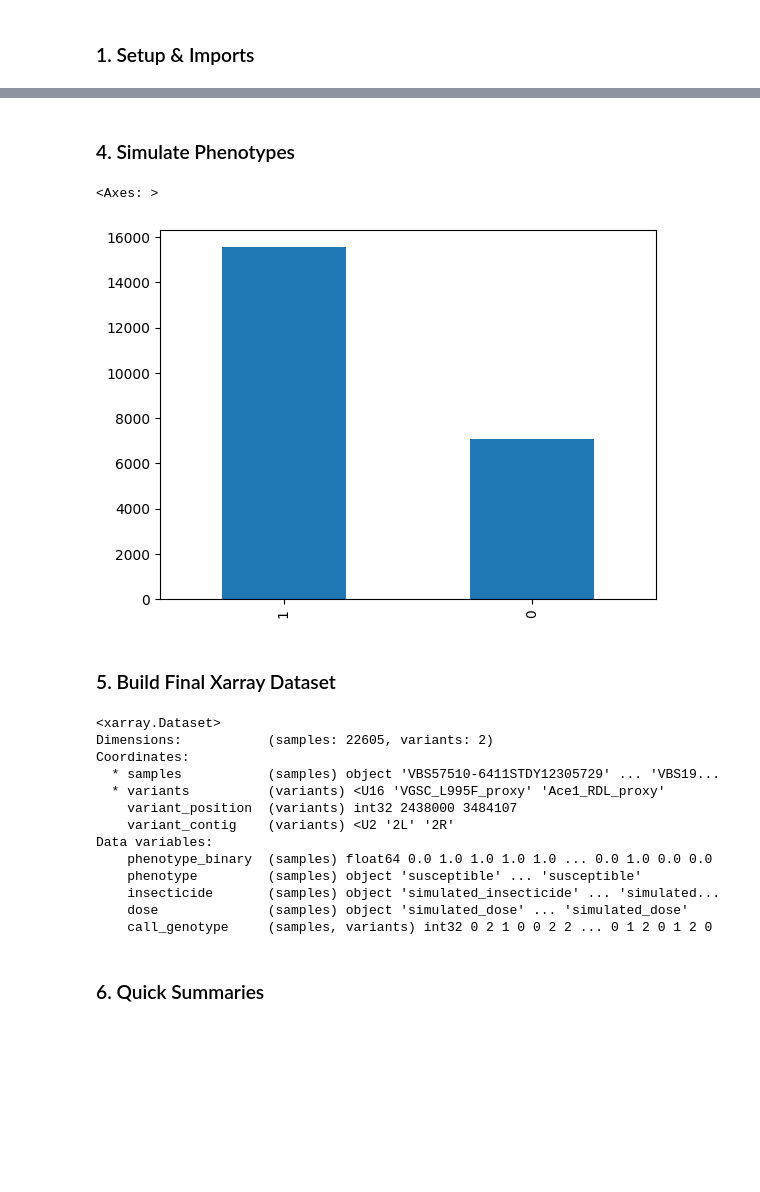
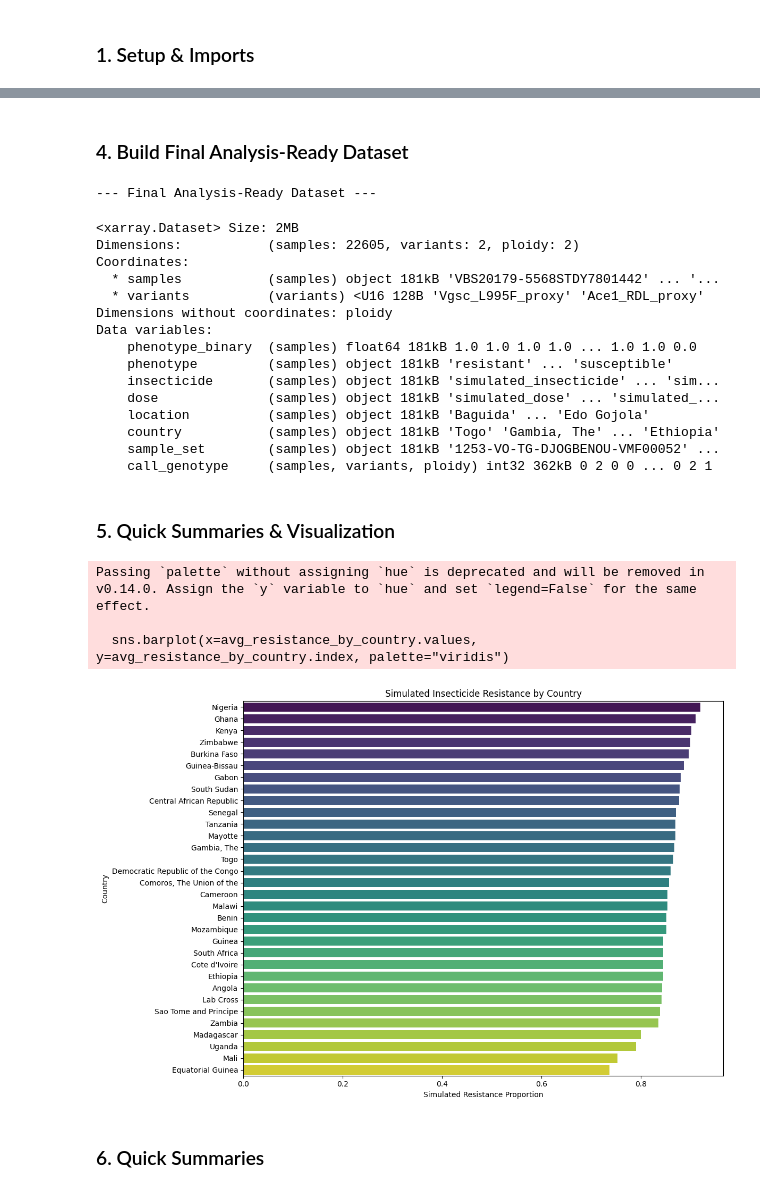
Before and after one commit to malariagen/vector_gwas_exploration, a Jupyter notebook: notebooks/01_simulation.ipynb, the cells around one changed output, grey strips where cells are left out. Saved outputs shown, nothing was run; the diff lists cells and outputs as text; code cells hidden in the pictures; blank space fills up the shorter version.

```diff
--- a/notebooks/01_simulation.ipynb
+++ b/notebooks/01_simulation.ipynb
@@ -31,4 +90,11 @@ Variants: random_variant random_variant
 # %%
-geno_ds = sim.combine_snp_data(g1, g2)
-geno_ds
+# Extract the genotype arrays from the dataset for the simulation
+g1 = variant_ds['call_genotype'].isel(variants=0).values
+g2 = variant_ds['call_genotype'].isel(variants=1).values
+
+# Simulate phenotypes using these genotypes
+pheno_series = sim.simulate_phenotypes(g1, g2)
+
+print("Simulated Phenotype Counts:")
+print(pheno_series.value_counts())
 # %% [output]
@@ -44,34 +105,54 @@ Data variables:
 # %% [markdown]
-### 4. Simulate Phenotypes
+### 4. Build Final Analysis-Ready Dataset
 # %%
-pheno_series = sim.simulate_phenotypes(g1, g2)
-pheno_series.value_counts().plot.bar()
+# Create the phenotype DataFrame
+df_pheno = sim.create_phenotype_df(pheno_series)
+
+# Merge phenotype and genotype data into the final analysis dataset
+final_ds = PhenotypeHelper.create_dataset(df_pheno, variant_data=variant_ds)
+
+print("--- Final Analysis-Ready Dataset ---")
+display(final_ds)
 # %% [output]
-<Axes: >
+--- Final Analysis-Ready Dataset ---
-[figure, removed]
+<xarray.Dataset> Size: 2MB
+Dimensions:           (samples: 22605, variants: 2, ploidy: 2)
+Coordinates:
+  * samples           (samples) object 181kB 'VBS20179-5568STDY7801442' ... '...
+  * variants          (variants) <U16 128B 'Vgsc_L995F_proxy' 'Ace1_RDL_proxy'
+Dimensions without coordinates: ploidy
+Data variables:
+    phenotype_binary  (samples) float64 181kB 1.0 1.0 1.0 1.0 ... 1.0 1.0 0.0
+    phenotype         (samples) object 181kB 'resistant' ... 'susceptible'
+    insecticide       (samples) object 181kB 'simulated_insecticide' ... 'sim...
+    dose              (samples) object 181kB 'simulated_dose' ... 'simulated_...
+    location          (samples) object 181kB 'Baguida' ... 'Edo Gojola'
+    country           (samples) object 181kB 'Togo' 'Gambia, The' ... 'Ethiopia'
+    sample_set        (samples) object 181kB '1253-VO-TG-DJOGBENOU-VMF00052' ...
+    call_genotype     (samples, variants, ploidy) int32 362kB 0 2 0 0 ... 0 2 1
 # %% [markdown]
-### 5. Build Final Xarray Dataset
+### 5. Quick Summaries & Visualization
 # %%
-# Build a DataFrame from the Series
-df_pheno = sim.create_phenotype_df(pheno_series)
+# Join metadata and phenotype series
+pheno_series_named = pheno_series.rename("phenotype_binary")
+res_by_country = pd.concat([sim.meta.set_index('sample_id')["country"], pheno_series_named], axis=1, join='inner')
 
-# Merge with variant dataset
-final_ds = PhenotypeHelper.create_dataset(df_pheno, variant_data=geno_ds)
-final_ds
+# Group by country and compute mean resistance
+avg_resistance_by_country = res_by_country.groupby("country")["phenotype_binary"].mean().sort_values(ascending=False)
+
+# Plotting
+plt.figure(figsize=(12, 8))
+sns.barplot(x=avg_resistance_by_country.values, y=avg_resistance_by_country.index, palette="viridis")
+plt.xlabel("Simulated Resistance Proportion")
+plt.ylabel("Country")
+plt.title(f"Simulated Insecticide Resistance by Country")
+plt.tight_layout()
+plt.show()
 # %% [output]
-<xarray.Dataset>
-Dimensions:           (samples: 22605, variants: 2)
-Coordinates:
-  * samples           (samples) object 'VBS57510-6411STDY12305729' ... 'VBS19...
-  * variants          (variants) <U16 'VGSC_L995F_proxy' 'Ace1_RDL_proxy'
-    variant_position  (variants) int32 2438000 3484107
-    variant_contig    (variants) <U2 '2L' '2R'
-Data variables:
-    phenotype_binary  (samples) float64 0.0 1.0 1.0 1.0 1.0 ... 0.0 1.0 0.0 0.0
-    phenotype         (samples) object 'susceptible' ... 'susceptible'
-    insecticide       (samples) object 'simulated_insecticide' ... 'simulated...
-    dose              (samples) object 'simulated_dose' ... 'simulated_dose'
-    call_genotype     (samples, variants) int32 0 2 1 0 0 2 2 ... 0 1 2 0 1 2 0
+Passing `palette` without assigning `hue` is deprecated and will be removed in v0.14.0. Assign the `y` variable to `hue` and set `legend=False` for the same effect.
+
+  sns.barplot(x=avg_resistance_by_country.values, y=avg_resistance_by_country.index, palette="viridis")
+[figure, added]
 # %% [markdown]
 ### 6. Quick Summaries
 # %%
```
Also changed, not shown: parts of 8 cells of this notebook, 1 other file.
